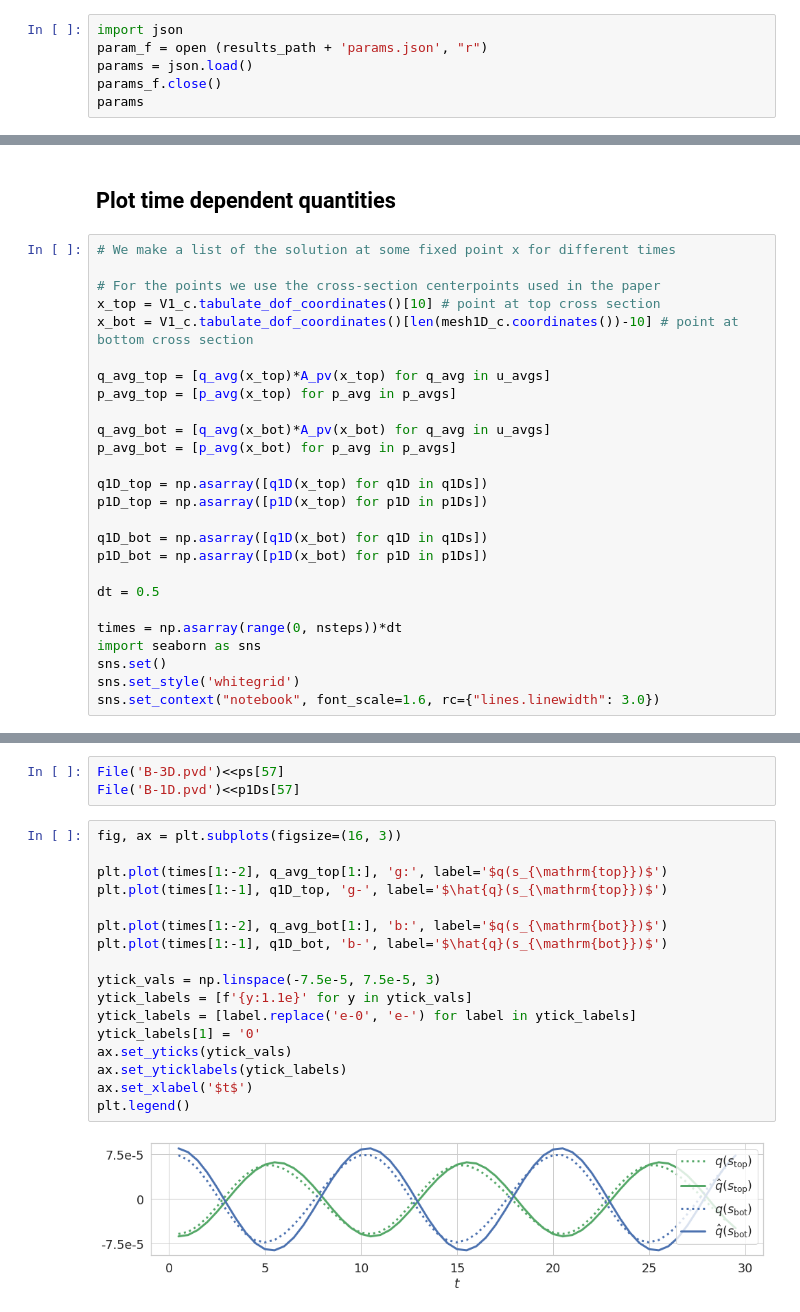
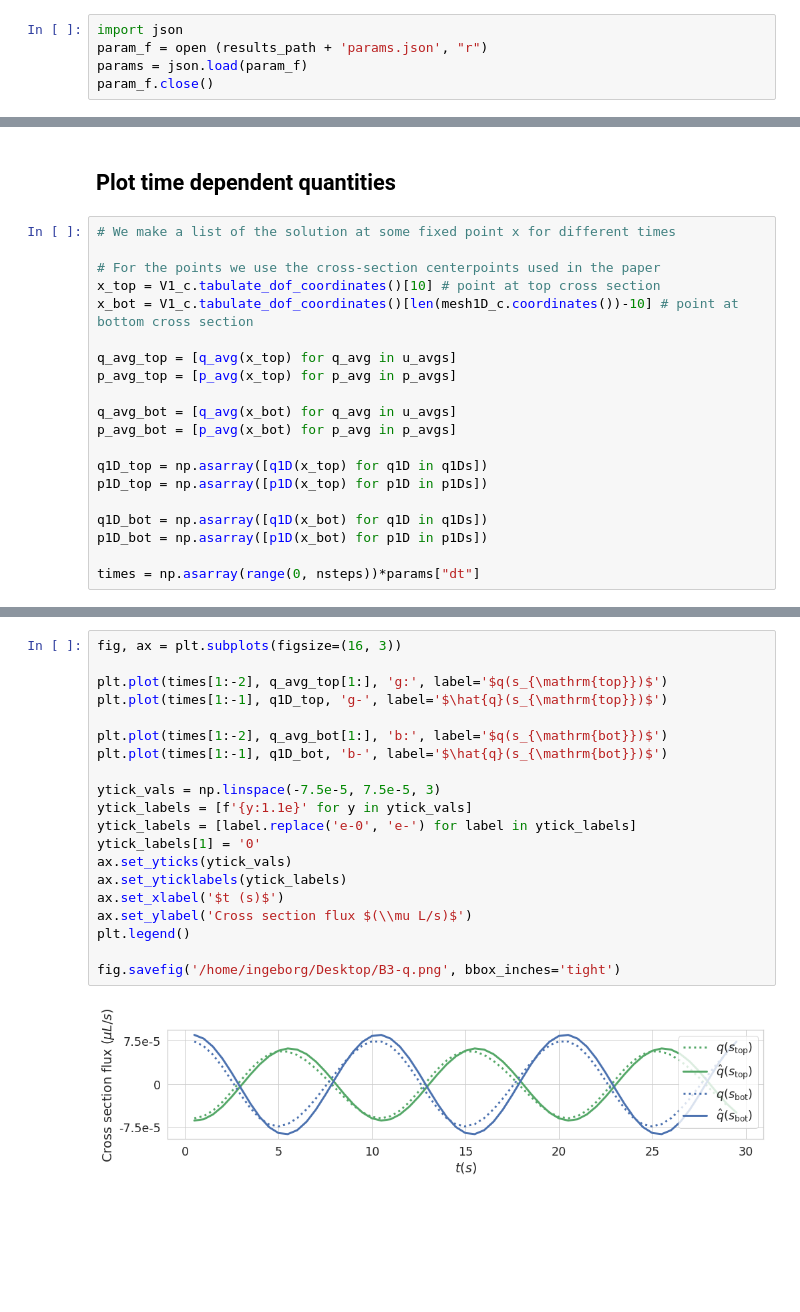
Before and after one commit to cdaversin/geometrically-reduced-PVS-flow, a Jupyter notebook: notebooks/B3.ipynb, the cells around one changed output, grey strips where cells are left out. Saved outputs shown, nothing was run; the diff lists cells and outputs as text; blank space fills up the shorter version.

```diff
--- a/notebooks/B3.ipynb
+++ b/notebooks/B3.ipynb
@@ -59,6 +66,5 @@ A_pv = project(3.14159*(radius_pv**2.0-radius_a**2.0), FunctionSpace(mesh1D, 'CG
 # %%
 import json
 param_f = open (results_path + 'params.json', "r")
-params = json.load()
-params_f.close()
-params
+params = json.load(param_f)
+param_f.close()
@@ -127,10 +131,10 @@ for i in range(0, nsteps-2):
 x_top = V1_c.tabulate_dof_coordinates()[10] # point at top cross section
 x_bot = V1_c.tabulate_dof_coordinates()[len(mesh1D_c.coordinates())-10] # point at bottom cross section
 
-q_avg_top = [q_avg(x_top)*A_pv(x_top) for q_avg in u_avgs]
+q_avg_top = [q_avg(x_top) for q_avg in u_avgs]
 p_avg_top = [p_avg(x_top) for p_avg in p_avgs]
 
-q_avg_bot = [q_avg(x_bot)*A_pv(x_bot) for q_avg in u_avgs]
+q_avg_bot = [q_avg(x_bot) for q_avg in u_avgs]
 p_avg_bot = [p_avg(x_bot) for p_avg in p_avgs]
 
 q1D_top = np.asarray([q1D(x_top) for q1D in q1Ds])
@@ -139,10 +143,4 @@ p1D_top = np.asarray([p1D(x_top) for p1D in p1Ds])
 q1D_bot = np.asarray([q1D(x_bot) for q1D in q1Ds])
 p1D_bot = np.asarray([p1D(x_bot) for p1D in p1Ds])
 
-dt = 0.5
-
-times = np.asarray(range(0, nsteps))*dt
-import seaborn as sns
-sns.set()
-sns.set_style('whitegrid')
-sns.set_context("notebook", font_scale=1.6, rc={"lines.linewidth": 3.0})
+times = np.asarray(range(0, nsteps))*params["dt"]
@@ -170,25 +192,25 @@ coords shift: (0.36297, 0.60942, 0.66618)
 x bottom
 coords: (0.72, 0.08, 1.09)
 tau: (-0.8, -0.6, -0.4)
-# %%
-File('B-3D.pvd')<<ps[57]
-File('B-1D.pvd')<<p1Ds[57]
 # %%
 fig, ax = plt.subplots(figsize=(16, 3))
 
 plt.plot(times[1:-2], q_avg_top[1:], 'g:', label='$q(s_{\mathrm{top}})$')
 plt.plot(times[1:-1], q1D_top, 'g-', label='$\hat{q}(s_{\mathrm{top}})$')
 
 plt.plot(times[1:-2], q_avg_bot[1:], 'b:', label='$q(s_{\mathrm{bot}})$')
 plt.plot(times[1:-1], q1D_bot, 'b-', label='$\hat{q}(s_{\mathrm{bot}})$')
 
 ytick_vals = np.linspace(-7.5e-5, 7.5e-5, 3)
 ytick_labels = [f'{y:1.1e}' for y in ytick_vals]
 ytick_labels = [label.replace('e-0', 'e-') for label in ytick_labels]
 ytick_labels[1] = '0'
 ax.set_yticks(ytick_vals)
 ax.set_yticklabels(ytick_labels)
-ax.set_xlabel('$t$')
+ax.set_xlabel('$t (s)$')
+ax.set_ylabel('Cross section flux $(\\mu L/s)$')
 plt.legend()
+
+fig.savefig('/home/ingeborg/Desktop/B3-q.png', bbox_inches='tight')
 # %% [output]
-[figure, old version]
+[figure, new version]
```
Also changed, not shown: parts of 12 cells of this notebook, 2 other files.
